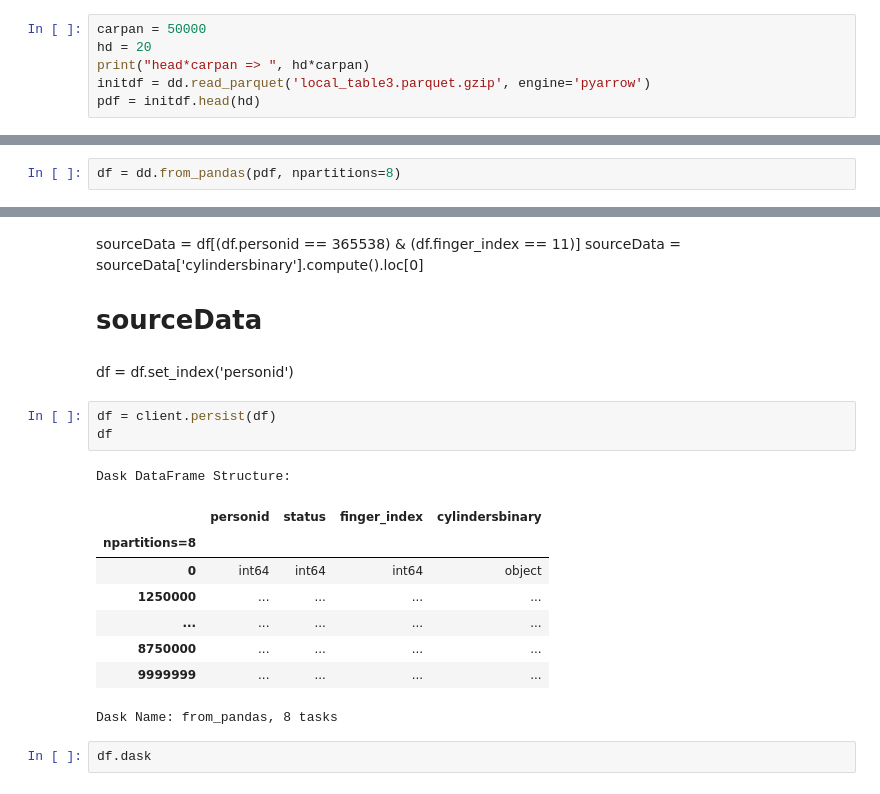
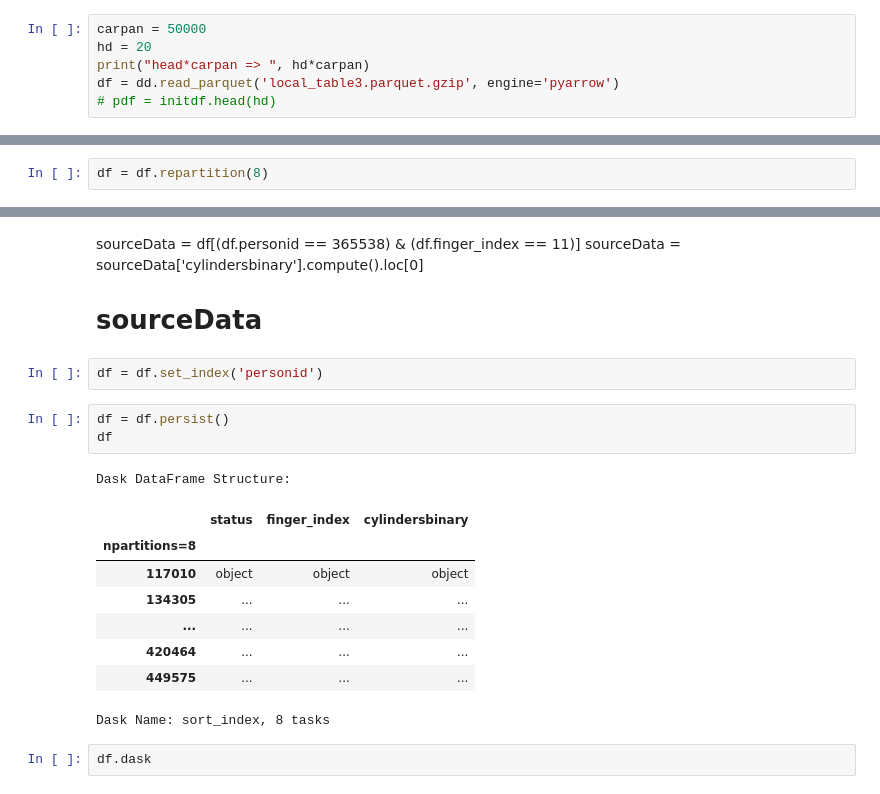
Before and after one commit to basdemir/myjupyter, a Jupyter notebook: course/009-dask-apply.ipynb, the cells around one changed output, grey strips where cells are left out. Cells and saved outputs as stored; diff of their text form.

```diff
--- a/course/009-dask-apply.ipynb
+++ b/course/009-dask-apply.ipynb
@@ -24,8 +30,10 @@ import pandas as pd
 carpan = 50000
 hd = 20
 print("head*carpan => ", hd*carpan)
-initdf = dd.read_parquet('local_table3.parquet.gzip', engine='pyarrow')
-pdf = initdf.head(hd)
+df = dd.read_parquet('local_table3.parquet.gzip', engine='pyarrow')
+# pdf = initdf.head(hd)
 # %% [output]
 head*carpan =>  1000000
+# %%
+df = df.repartition(8)
 # %% [markdown]
@@ -55,2 +60,0 @@ pdf = pd.concat([pdf]*carpan, ignore_index=True)
-# %%
-df = dd.from_pandas(pdf, npartitions=8)
@@ -83,21 +91,21 @@ sourceData = df[(df.personid == 365538) & (df.finger_index == 11)]
 sourceData = sourceData['cylindersbinary'].compute().loc[0]
 
 # sourceData
-# %% [markdown]
-df = df.set_index('personid')
+# %%
+df = df.set_index('personid')
 # %%
-df = client.persist(df)
+df = df.persist()
 df
 # %% [output]
 Dask DataFrame Structure:
-|  | personid | status | finger_index | cylindersbinary |
-| npartitions=8 |  |  |  |  |
-| 0 | int64 | int64 | int64 | object |
-| 1250000 | ... | ... | ... | ... |
-| ... | ... | ... | ... | ... |
-| 8750000 | ... | ... | ... | ... |
-| 9999999 | ... | ... | ... | ... |
+|  | status | finger_index | cylindersbinary |
+| npartitions=8 |  |  |  |
+| 117010 | object | object | object |
+| 134305 | ... | ... | ... |
+| ... | ... | ... | ... |
+| 420464 | ... | ... | ... |
+| 449575 | ... | ... | ... |
-Dask Name: from_pandas, 8 tasks
+Dask Name: sort_index, 8 tasks
 # %%
 df.dask
 # %% [output]
```
Also changed, not shown: parts of 11 cells of this notebook, 1 other file.
